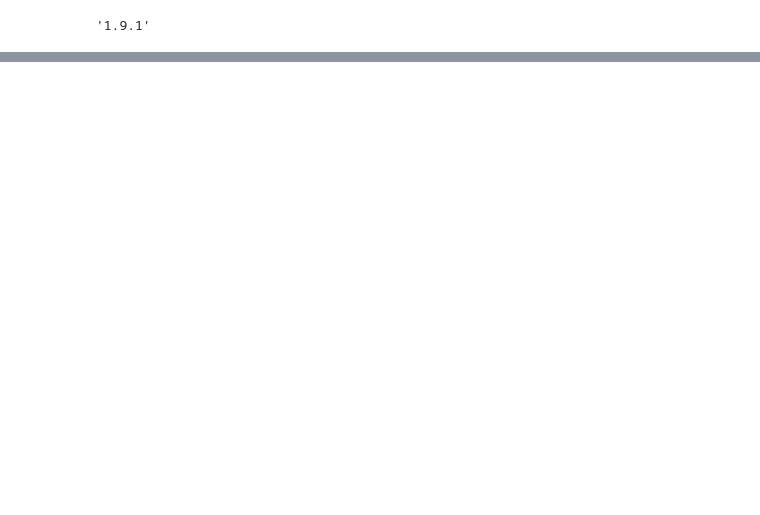
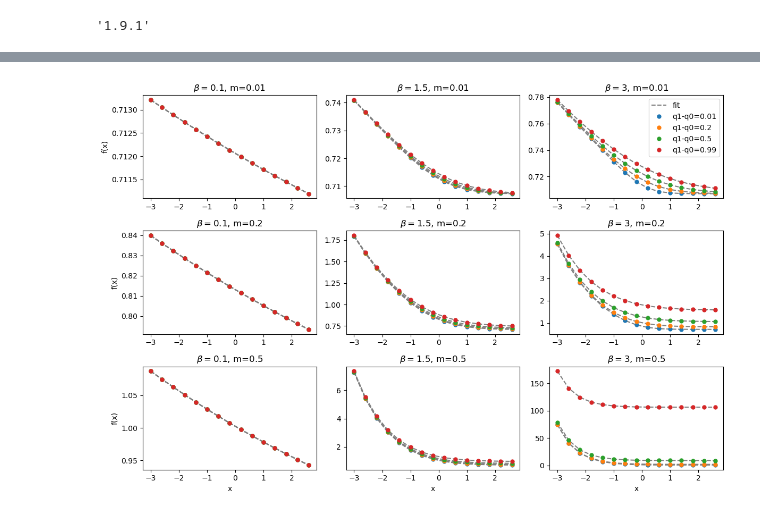
Before and after one commit to ocadni/h2arnn, a Jupyter notebook: results/tex/img/num_evid.ipynb, the cells around one changed output, grey strips where cells are left out. Cells and saved outputs as stored; diff of their text form; code cells hidden in the pictures; blank space fills up the shorter version.

```diff
--- a/results/tex/img/num_evid.ipynb
+++ b/results/tex/img/num_evid.ipynb
@@ -293,7 +105,0 @@ def f_rsb1_approx1(x, a, b, c, d, e):
-# %%
-def f_1rsb_1(h, q0=1, a=1, b=1, c=1, d=1):
-    def f_(x):
-        return np.exp(-((x)**2)/q0) * log_expit(a + b * log_expit(c*(x+h) + d))
-    return f_
-def f_1rsb_1_approx(x, a1, b1, a2, b2, a3, b3):
-    return a1 + b1 * log_expit(a2 + b2 * log_expit( a3 + b3 * x))
@@ -381,2 +105,0 @@ param 0.44
-# %%
-fit(f_1rsb_1, f_1rsb_1_approx, [1, -1, -0.4, 5.2, -1.2])
@@ -548,0 +147,61 @@ plt.legend()
+# %%
+
+q0=0.01
+JJ=-0.1
+beta=1
+true_func = f_1rsb_1
+fit_func = f_1rsb_1approx
+range_=3
+dx=0.4
+x = np.arange(-range_,range_,dx)
+m=0.5
+betas = [0.1, 1.5, 3]
+q0s = [0.01, 0.2, 0.5, 0.99]
+ms=[0.01, 0.2 , 0.5]
+fig, axs = plt.subplots(len(ms), len(betas), figsize=(12,8))
+
+for i, beta in enumerate(betas):
+        for ii, q0 in enumerate(q0s):
+                for iii, m in enumerate(ms):
+                        params_true = p0=[q0,beta,JJ, m]
+                        popt, pcov, y_diff, y_diff_rel = fit(true_func, fit_func, params_true, plot=False, range_=range_, dx=dx, p0=[0, 0, 1, m, 1, 1])
+                        y=[]
+                        for b in x:
+                                y.append(int_f(true_func(b, *params_true)))
+
+                                #label=f'fit: {popt}')
+                        if ii==0:
+                                axs[iii][i].plot(x, fit_func(x, *popt), '--',c="grey", label=f'fit')
+                        else:
+                                axs[iii][i].plot(x, fit_func(x, *popt), '--',c="grey")
+for i, beta in enumerate(betas):
+        for ii, q0 in enumerate(q0s):
+                for iii, m in enumerate(ms):
+                        params_true = p0=[q0,beta,JJ, m]
+                        y=[]
+                        for b in x:
+                                y.append(int_f(true_func(b, *params_true)))
+
+                                #label=f'fit: {popt}')
+                        axs[iii][i].plot(x, y,".", markersize=10, label=f'q1-q0={q0}')
+                        axs[iii][i].set_title(r"$\beta=$"+f"{beta}, m={m}")
+
+# #ax2.set_ylim(0,2)
+# ax2.plot(x, y_diff,
+#         label='diff')
+# ax3.plot(x, y_diff_rel,
+#         label='diff rel')
+#axs[0][0].legend(loc=(3.4,0.1))
+#axs[1][0].legend()
+axs[0][-1].legend()
+axs[-1][0].set_xlabel(f"x")
+axs[-1][1].set_xlabel(f"x")
+axs[-1][2].set_xlabel(f"x")
+axs[0][0].set_ylabel(f"f(x)")
+axs[1][0].set_ylabel(f"f(x)")
+axs[2][0].set_ylabel(f"f(x)")
+
+plt.tight_layout()
+plt.savefig("fit_1rsb.pdf")
+# %% [output]
+[figure, added]
```
Also changed, not shown: parts of 29 cells of this notebook, 34 other files.
